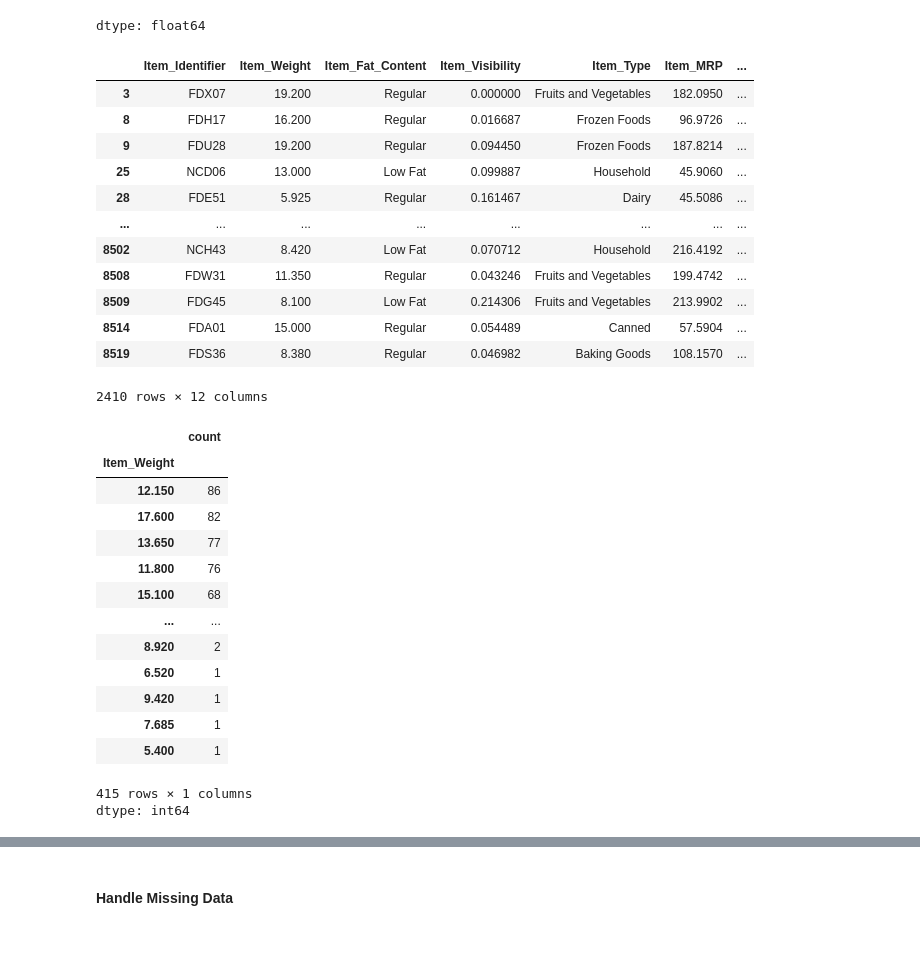
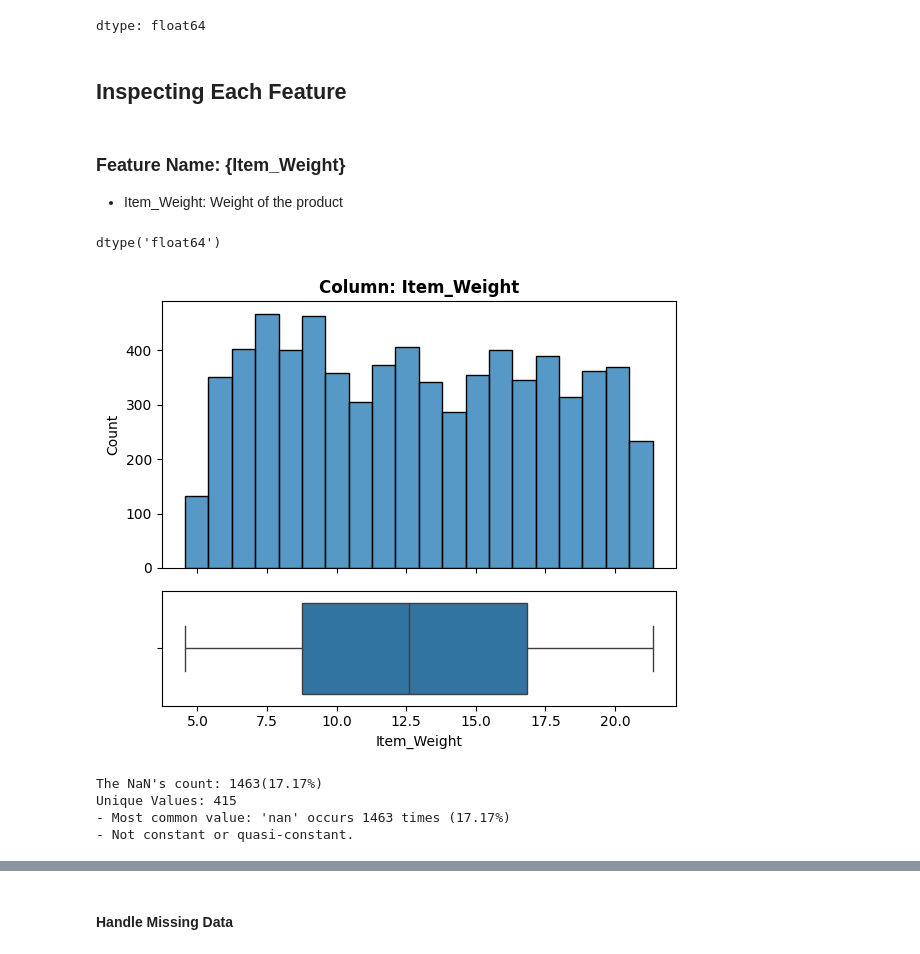
Before and after one commit to laramutair/Prediction-of-Product-Sales, a Jupyter notebook: Prediction_of_Product_Sales.ipynb, the cells around one changed output, grey strips where cells are left out. Cells and saved outputs as stored; diff of their text form; code cells hidden in the pictures.

```diff
--- a/Prediction_of_Product_Sales.ipynb
+++ b/Prediction_of_Product_Sales.ipynb
@@ -167,37 +323,21 @@ df.isna().sum()/len(df)*100
 | Outlet_Type | 0.000000 |
 | Item_Outlet_Sales | 0.000000 |
 dtype: float64
-# %%
-df[df['Outlet_Size'].isna()]
-# %% [output]
-|  | Item_Identifier | Item_Weight | Item_Fat_Content | Item_Visibility | Item_Type | Item_MRP | ... |
-| 3 | FDX07 | 19.200 | Regular | 0.000000 | Fruits and Vegetables | 182.0950 | ... |
-| 8 | FDH17 | 16.200 | Regular | 0.016687 | Frozen Foods | 96.9726 | ... |
-| 9 | FDU28 | 19.200 | Regular | 0.094450 | Frozen Foods | 187.8214 | ... |
-| 25 | NCD06 | 13.000 | Low Fat | 0.099887 | Household | 45.9060 | ... |
-| 28 | FDE51 | 5.925 | Regular | 0.161467 | Dairy | 45.5086 | ... |
-| ... | ... | ... | ... | ... | ... | ... | ... |
-| 8502 | NCH43 | 8.420 | Low Fat | 0.070712 | Household | 216.4192 | ... |
-| 8508 | FDW31 | 11.350 | Regular | 0.043246 | Fruits and Vegetables | 199.4742 | ... |
-| 8509 | FDG45 | 8.100 | Low Fat | 0.214306 | Fruits and Vegetables | 213.9902 | ... |
-| 8514 | FDA01 | 15.000 | Regular | 0.054489 | Canned | 57.5904 | ... |
-| 8519 | FDS36 | 8.380 | Regular | 0.046982 | Baking Goods | 108.1570 | ... |
-2410 rows × 12 columns
-# %%
-df['Item_Weight'].value_counts()
-# %% [output]
-|  | count |
-| Item_Weight |  |
-| 12.150 | 86 |
-| 17.600 | 82 |
-| 13.650 | 77 |
-| 11.800 | 76 |
-| 15.100 | 68 |
-| ... | ... |
-| 8.920 | 2 |
-| 6.520 | 1 |
-| 9.420 | 1 |
-| 7.685 | 1 |
-| 5.400 | 1 |
-415 rows × 1 columns
-dtype: int64
+# %% [markdown]
+## **Inspecting Each Feature**
+# %% [markdown]
+### Feature Name: {Item_Weight}
+  - Item_Weight: Weight of the product
+# %%
+feature= 'Item_Weight'
+df[feature].dtype
+# %% [output]
+dtype('float64')
+# %%
+fig , ax =explore_numeric(df,feature )
+# %% [output]
+[figure, added]
+The NaN's count: 1463(17.17%)
+Unique Values: 415
+- Most common value: 'nan' occurs 1463 times (17.17%)
+- Not constant or quasi-constant.
```
Also changed, not shown: parts of 20 cells of this notebook.
